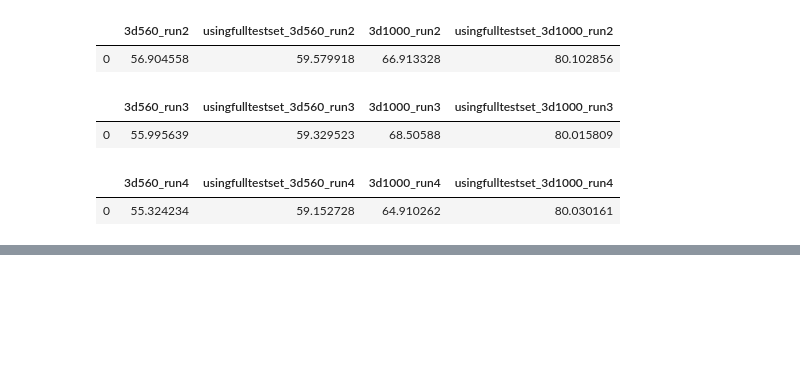
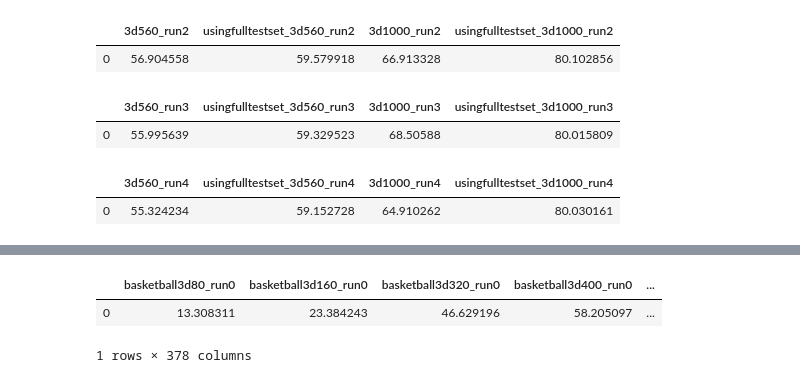
Before and after one commit to tileb1/LearnTrajDep, a Jupyter notebook: analyse_csv.ipynb, the cells around one changed output, grey strips where cells are left out. Saved outputs shown, nothing was run; the diff lists cells and outputs as text; code cells hidden in the pictures; blank space fills up the shorter version.

```diff
--- a/analyse_csv.ipynb
+++ b/analyse_csv.ipynb
@@ -101,0 +224,6 @@ mini_df_lst[4]
+# %%
+merged
+# %% [output]
+|  | basketball3d80_run0 | basketball3d160_run0 | basketball3d320_run0 | basketball3d400_run0 | ... |
+| 0 | 13.308311 | 23.384243 | 46.629196 | 58.205097 | ... |
+1 rows × 378 columns
```
Also changed, not shown: parts of 12 cells of this notebook.
